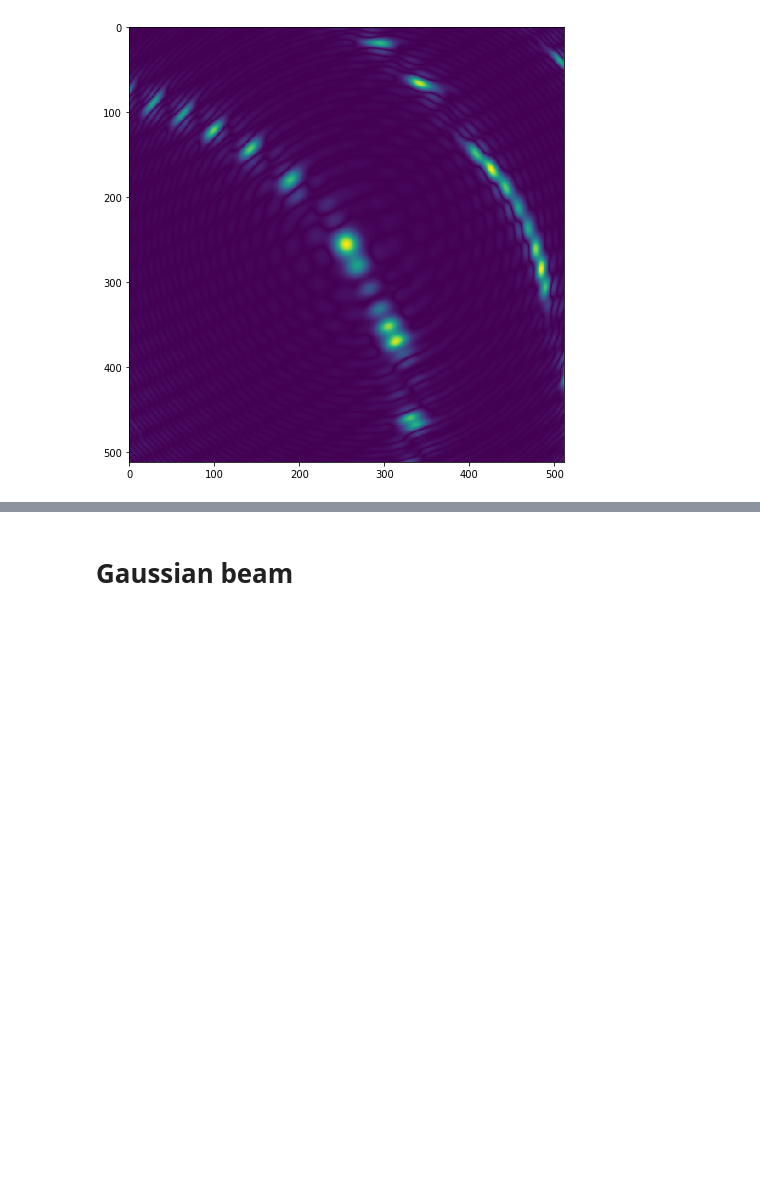
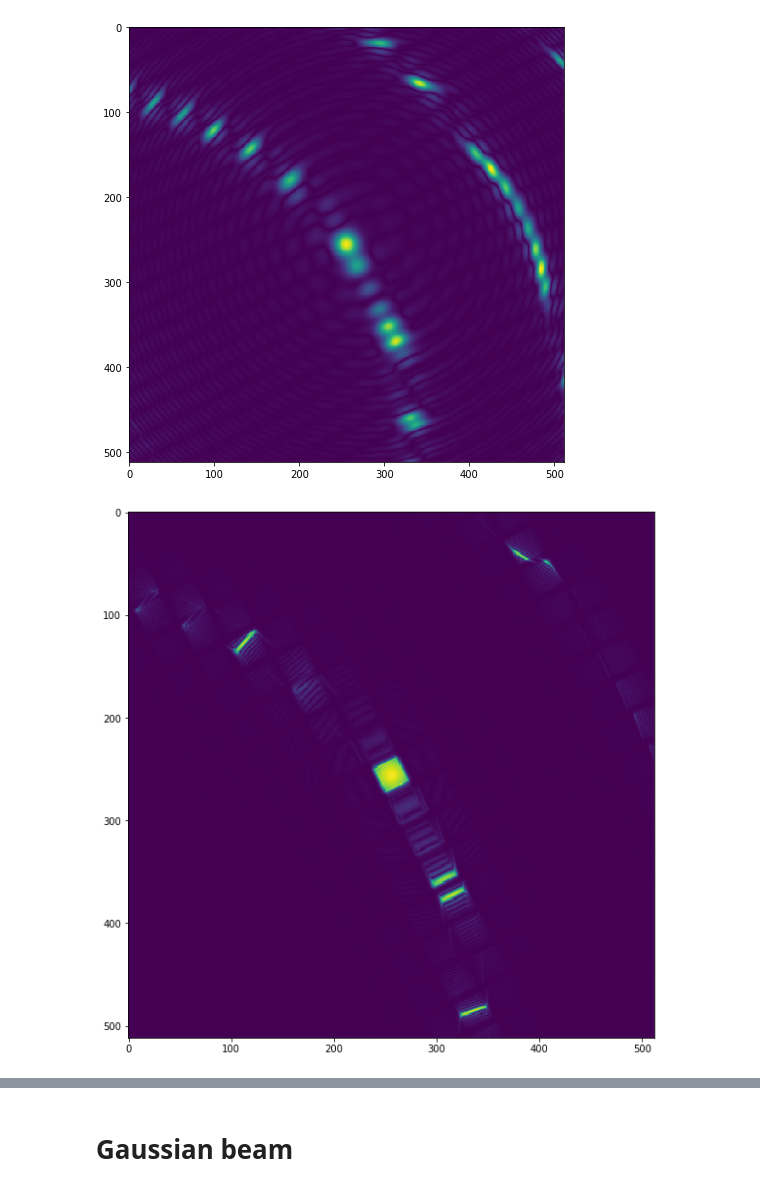
Before and after one commit to simply-nicky/cbc, a Jupyter notebook: prototyping.ipynb, the cells around one changed output, grey strips where cells are left out. Cells and saved outputs as stored; diff of their text form; code cells hidden in the pictures; blank space fills up the shorter version.

```diff
--- a/prototyping/proto.ipynb
+++ b/prototyping.ipynb
@@ -39,3 +34,14 @@ plt.imshow(np.abs(res))
 plt.show()
 # %% [output]
 [figure]
+# %%
+datapath = 'results/diffracted lightwave values'
+res1 = h5py.File('results/diff_08-08-2019_21-53-29.hdf5', 'r')[datapath]
+res2 = h5py.File('results/diff_08-08-2019_23-31-29.hdf5', 'r')[datapath]
+# %%
+%matplotlib inline
+plt.figure(figsize=(10, 10))
+plt.imshow(np.abs(res1))
+plt.show()
+# %% [output]
+[figure, added]
```
Also changed, not shown: parts of 2 cells of this notebook, 6 other files.
